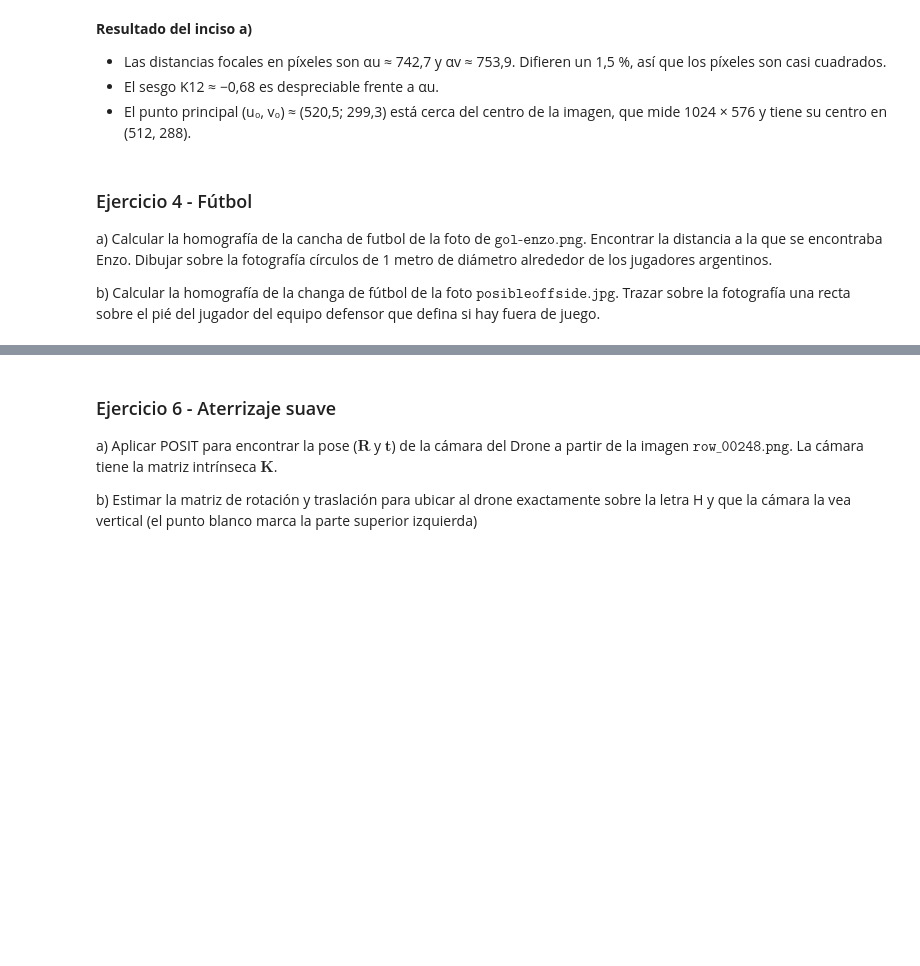
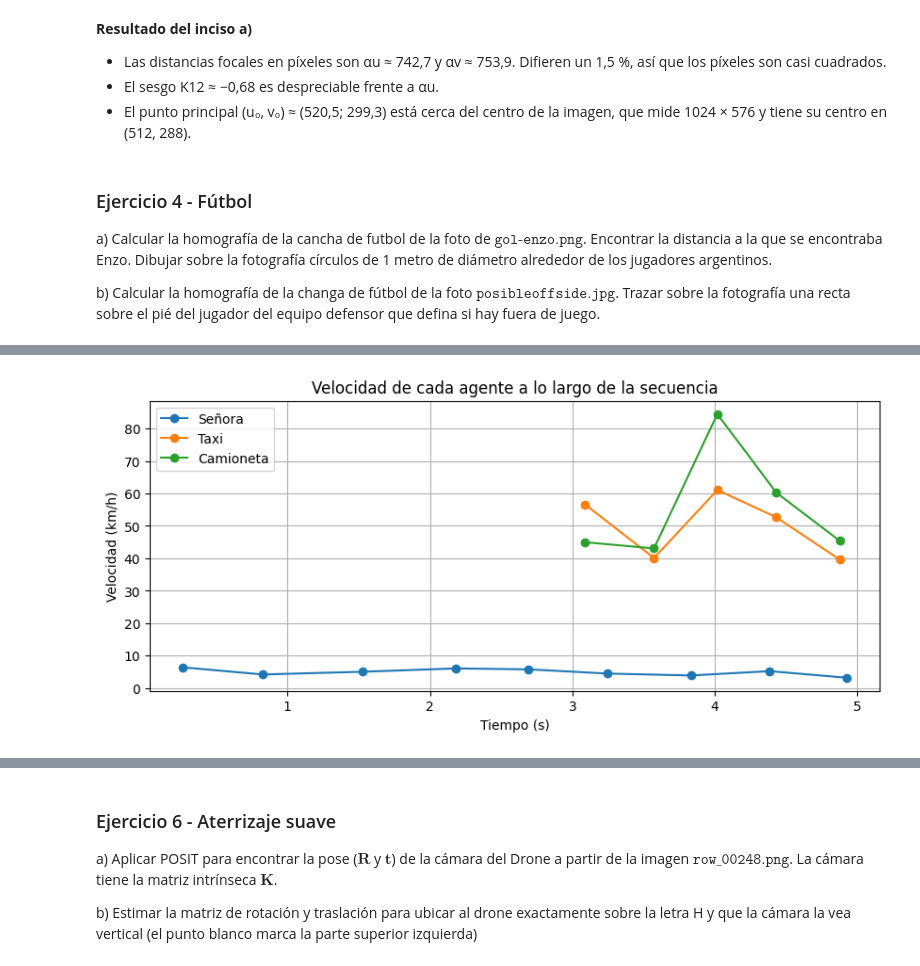
Before and after one commit to catafiorini/Trabajo-Practico-ALC--2C-2026, a Jupyter notebook: grupo_alfajorverde_TP.ipynb, the cells around one changed output, grey strips where cells are left out. Saved outputs shown, nothing was run; the diff lists cells and outputs as text; code cells hidden in the pictures; blank space fills up the shorter version.

```diff
--- a/grupo_alfajorverde_TP.ipynb
+++ b/grupo_alfajorverde_TP.ipynb
@@ -522,0 +670,18 @@ c) Calcular la velocidad de los dos primeros vehículos (taxi y camioneta) y de
+# %%
+carpeta_secuencia = os.path.join(carpeta_salguero, 'gs_dataset-20261031T142607Z-1-001', 'gs_dataset')
+
+# Nombres de las capturas, ordenados cronológicamente
+nombres = sorted([n for n in os.listdir(carpeta_secuencia) if n.endswith('.jpg')])
+print('Cantidad de capturas:', len(nombres))
+
+def tiempo_desde_nombre(nombre):
+    # 'img_10_18_47_351.jpg' -> ['img', '10', '18', '47', '351']
+    partes = nombre.replace('.jpg', '').split('_')
+    horas, minutos, segundos, milis = int(partes[1]), int(partes[2]), int(partes[3]), int(partes[4])
+    return horas * 3600 + minutos * 60 + segundos + milis / 1000
+
+tiempos = np.array([tiempo_desde_nombre(n) for n in nombres])
+tiempos = tiempos - tiempos[0]          # t = 0 en la primera captura
+
+for n, t in zip(nombres, tiempos):
+    print(n, '->', round(t, 3), 's')
@@ -522,0 +795,63 @@ c) Calcular la velocidad de los dos primeros vehículos (taxi y camioneta) y de
+# %%
+def calcular_velocidades(t, pos):
+    n = len(t)
+    vel = np.zeros(n - 1)
+    t_medio = np.zeros(n - 1)
+    for k in range(n - 1):
+        desplazamiento = pos[k + 1, :] - pos[k, :]
+        distancia = alc.norma(desplazamiento, 2)
+        vel[k] = distancia / (t[k + 1] - t[k])
+        t_medio[k] = (t[k] + t[k + 1]) / 2
+    return t_medio, vel
+
+def velocidad_media_total(t, pos):
+    distancia = alc.norma(pos[-1, :] - pos[0, :], 2)
+    return distancia / (t[-1] - t[0])
+
+agentes = [('Señora', marcas_senora, t_senora, pos_senora),
+           ('Taxi', marcas_taxi, t_taxi, pos_taxi),
+           ('Camioneta', marcas_camioneta, t_camioneta, pos_camioneta)]
+
+filas_intervalos = []
+filas_resumen = []
+
+plt.figure(figsize=(10, 4))
+for nombre, marcas, t, pos in agentes:
+    t_medio, vel = calcular_velocidades(t, pos)
+    plt.plot(t_medio, vel * 3.6, marker='o', label=nombre)
+
+    # Una fila por intervalo
+    for k in range(len(vel)):
+        filas_intervalos.append({
+            'Agente': nombre,
+            'Capturas': f'{marcas[k][0]} → {marcas[k + 1][0]}',
+            'Δt (s)': round(t[k + 1] - t[k], 3),
+            'Distancia (m)': round(alc.norma(pos[k + 1, :] - pos[k, :], 2), 2),
+            'Velocidad (m/s)': round(vel[k], 2),
+            'Velocidad (km/h)': round(vel[k] * 3.6, 1),
+        })
+
+    # Una fila de resumen por agente
+    v_media = velocidad_media_total(t, pos)
+    filas_resumen.append({
+        'Agente': nombre,
+        'Tiempo total (s)': round(t[-1] - t[0], 3),
+        'Distancia total (m)': round(alc.norma(pos[-1, :] - pos[0, :], 2), 2),
+        'Velocidad media (m/s)': round(v_media, 2),
+        'Velocidad media (km/h)': round(v_media * 3.6, 1),
+    })
+
+plt.xlabel('Tiempo (s)')
+plt.ylabel('Velocidad (km/h)')
+plt.title('Velocidad de cada agente a lo largo de la secuencia')
+plt.legend()
+plt.grid(True)
+plt.show()
+
+tabla_intervalos = pd.DataFrame(filas_intervalos)
+tabla_resumen = pd.DataFrame(filas_resumen)
+
+display(tabla_intervalos)
+display(tabla_resumen)
+# %% [output]
+[figure, added]
```
Also changed, not shown: parts of 45 cells of this notebook.
